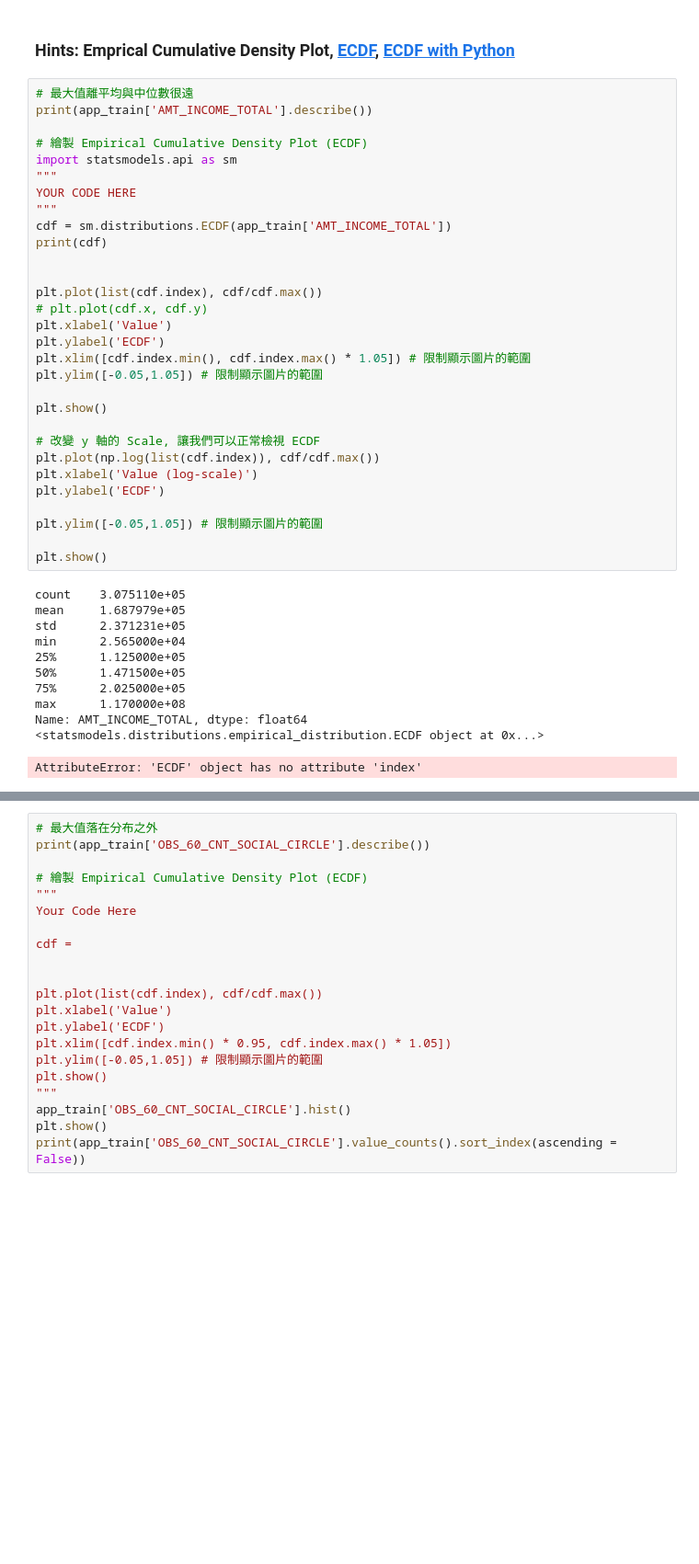
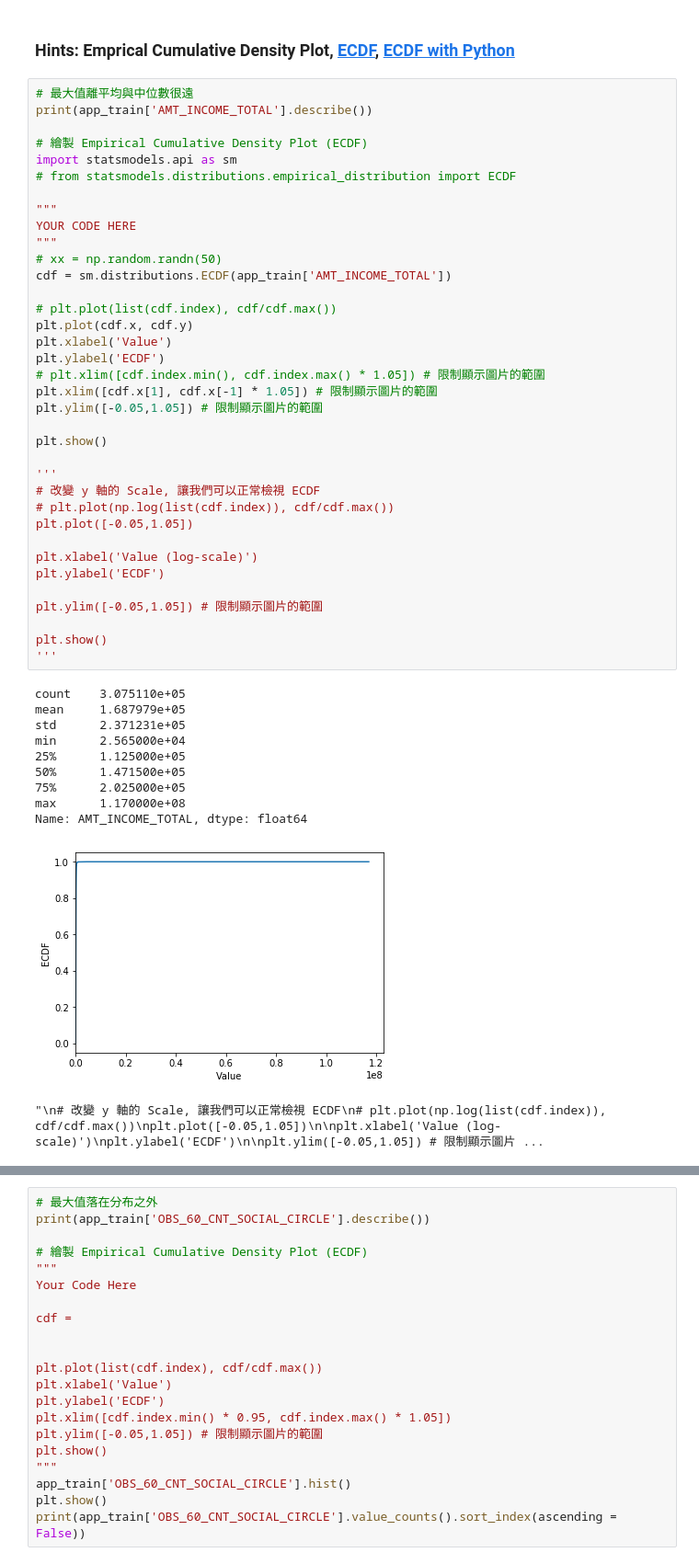
Before and after one commit to NearLinHere/2nd-ML100Days, a Jupyter notebook: homework/Day_006/Day_006_HW.ipynb, the cells around one changed output, grey strips where cells are left out. Shown at 92% size. Saved outputs shown, nothing was run; the diff lists cells and outputs as text; blank space fills up the shorter version.

```diff
--- a/homework/Day_006/Day_006_HW.ipynb
+++ b/homework/Day_006/Day_006_HW.ipynb
@@ -69,42 +85,48 @@ print(app_train['AMT_INCOME_TOTAL'].describe())
 
 # 繪製 Empirical Cumulative Density Plot (ECDF)
 import statsmodels.api as sm
+# from statsmodels.distributions.empirical_distribution import ECDF
+
 """
 YOUR CODE HERE
 """
+# xx = np.random.randn(50)
 cdf = sm.distributions.ECDF(app_train['AMT_INCOME_TOTAL'])
-print(cdf)
 
-
-plt.plot(list(cdf.index), cdf/cdf.max())
-# plt.plot(cdf.x, cdf.y)
+# plt.plot(list(cdf.index), cdf/cdf.max())
+plt.plot(cdf.x, cdf.y)
 plt.xlabel('Value')
 plt.ylabel('ECDF')
-plt.xlim([cdf.index.min(), cdf.index.max() * 1.05]) # 限制顯示圖片的範圍
+# plt.xlim([cdf.index.min(), cdf.index.max() * 1.05]) # 限制顯示圖片的範圍
+plt.xlim([cdf.x[1], cdf.x[-1] * 1.05]) # 限制顯示圖片的範圍
 plt.ylim([-0.05,1.05]) # 限制顯示圖片的範圍
 
 plt.show()
 
+'''
 # 改變 y 軸的 Scale, 讓我們可以正常檢視 ECDF
-plt.plot(np.log(list(cdf.index)), cdf/cdf.max())
+# plt.plot(np.log(list(cdf.index)), cdf/cdf.max())
+plt.plot([-0.05,1.05])
+
 plt.xlabel('Value (log-scale)')
 plt.ylabel('ECDF')
 
 plt.ylim([-0.05,1.05]) # 限制顯示圖片的範圍
 
 plt.show()
+'''
 # %% [output]
 count    3.075110e+05
 mean     1.687979e+05
 std      2.371231e+05
 min      2.565000e+04
 25%      1.125000e+05
 50%      1.471500e+05
 75%      2.025000e+05
 max      1.170000e+08
 Name: AMT_INCOME_TOTAL, dtype: float64
-<statsmodels.distributions.empirical_distribution.ECDF object at 0x...>
+[figure, added]
-AttributeError: 'ECDF' object has no attribute 'index'
+"\n# 改變 y 軸的 Scale, 讓我們可以正常檢視 ECDF\n# plt.plot(np.log(list(cdf.index)), cdf/cdf.max())\nplt.plot([-0.05,1.05])\n\nplt.xlabel('Value (log-scale)')\nplt.ylabel('ECDF')\n\nplt.ylim([-0.05,1.05]) # 限制顯示圖片 ...
 # %% [markdown]
 ## 補充：Normal dist 的 ECDF
 ![ecdf_normal](https://au.mathworks.com/help/examples/stats/win64/PlotEmpiricalCdfAndCompareWithSamplingDistributionExample_01.png)
```
Also changed, not shown: parts of 2 cells of this notebook.
